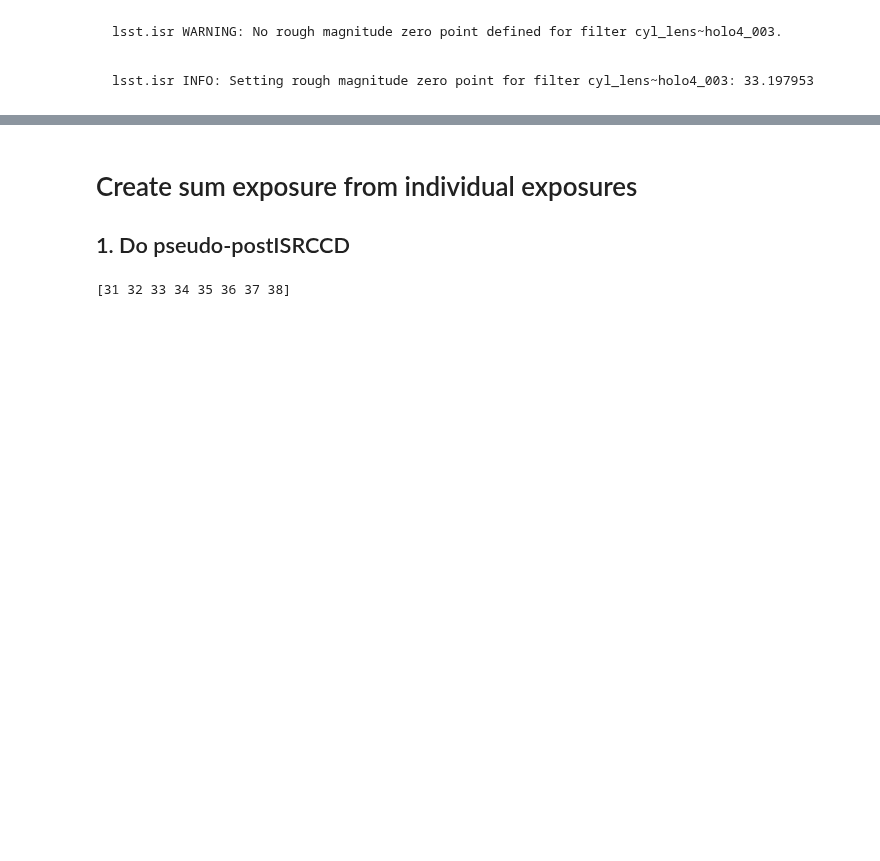
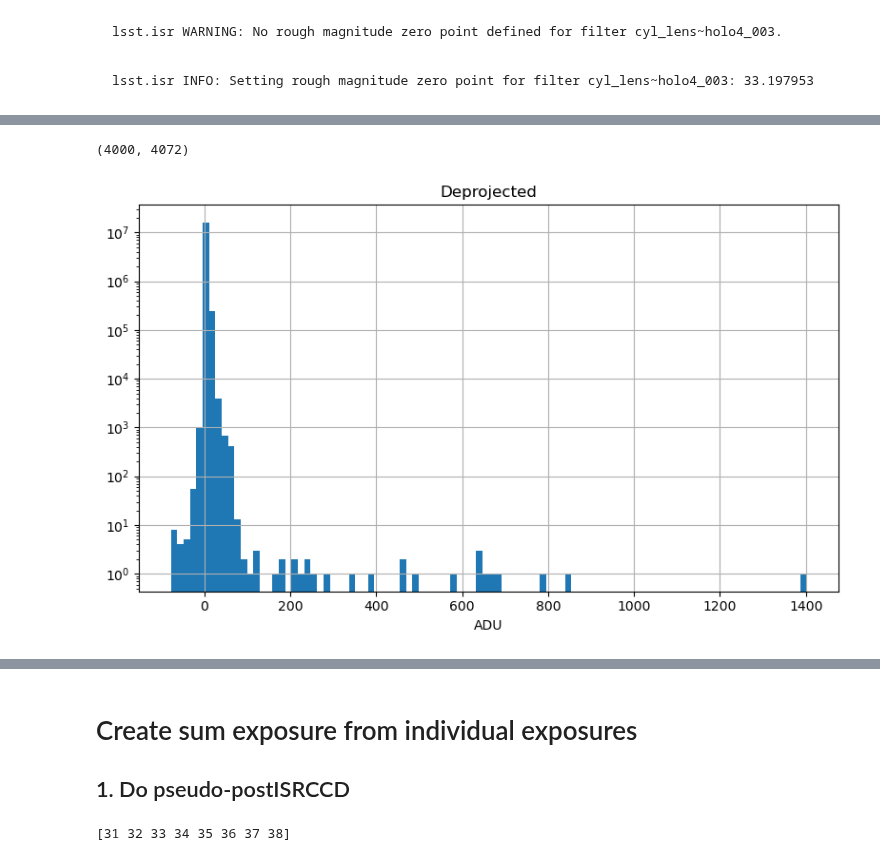
Before and after one commit to mrmonroy/AuxTel_summit_tests_2023, a Jupyter notebook: special_flats_cyl_lens/retrieve_and_analyse_cyl_lens_flats_20230914.ipynb, the cells around one changed output, grey strips where cells are left out. Saved outputs shown, nothing was run; the diff lists cells and outputs as text; code cells hidden in the pictures; blank space fills up the shorter version.

```diff
--- a/special_flats_cyl_lens/retrieve_and_analyse_cyl_lens_flats_20230914.ipynb
+++ b/special_flats_cyl_lens/retrieve_and_analyse_cyl_lens_flats_20230914.ipynb
@@ -276,0 +352,19 @@ fig.colorbar(im,ax=ax)
+# %%
+#test_deproj = np.zeros(test_.shape)
+#test_deproj[2000:,:] = test_[2000:,:]/proj_up[None,:]
+#test_deproj[:2000,:] = test_[:2000,:]/proj_down[None,:]
+test_deproj = test_/proj[None,:]
+print(test_deproj.shape)
+# %% [output]
+(4000, 4072)
+# %%
+fig = plt.figure(figsize=(8,5))
+ax = fig.add_subplot(111)
+_ = ax.hist(test_deproj.flatten(),bins=100)
+ax.set_yscale("log")
+ax.grid()
+ax.set_xlabel('ADU')
+ax.set_title('Deprojected')
+plt.tight_layout()
+# %% [output]
+[figure, added]
```
Also changed, not shown: parts of 22 cells of this notebook.
